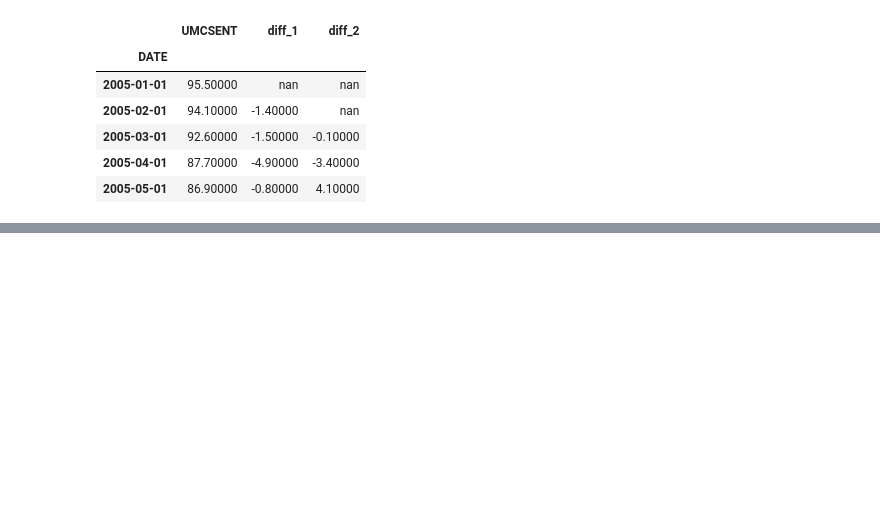
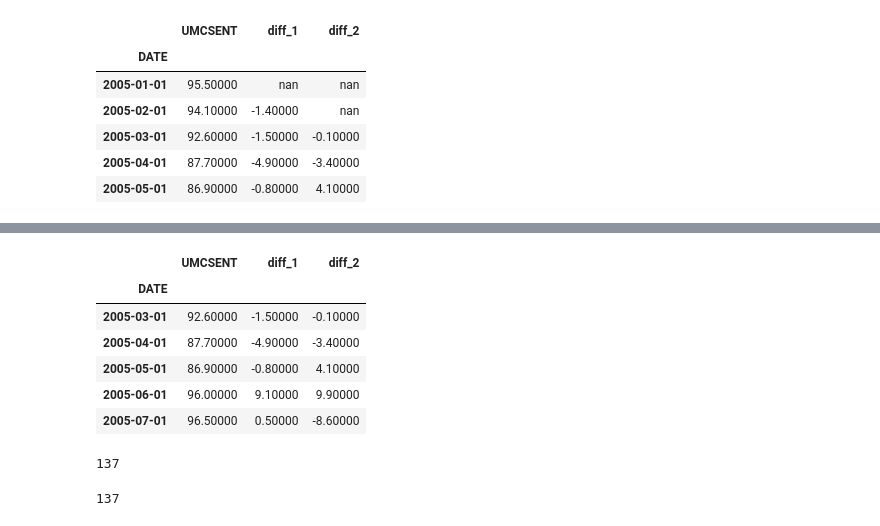
Before and after one commit to lixixi89055465/py_stu, a Jupyter notebook: tangyudi/base/时间序列/Section_2_ARIMA_Models_tutorial_stu.ipynb, the cells around one changed output, grey strips where cells are left out. Cells and saved outputs as stored; diff of their text form; code cells hidden in the pictures; blank space fills up the shorter version.

```diff
--- a/tangyudi/base/时间序列/Section_2_ARIMA_Models_tutorial_stu.ipynb
+++ b/tangyudi/base/时间序列/Section_2_ARIMA_Models_tutorial_stu.ipynb
@@ -82,0 +143,18 @@ sentiment_short.head()
+# %%
+sentiment_short.head()
+# %% [output]
+|  | UMCSENT | diff_1 | diff_2 |
+| DATE |  |  |  |
+| 2005-03-01 | 92.60000 | -1.50000 | -0.10000 |
+| 2005-04-01 | 87.70000 | -4.90000 | -3.40000 |
+| 2005-05-01 | 86.90000 | -0.80000 | 4.10000 |
+| 2005-06-01 | 96.00000 | 9.10000 | 9.90000 |
+| 2005-07-01 | 96.50000 | 0.50000 | -8.60000 |
+# %%
+len(sentiment_short)
+# %% [output]
+137
+# %%
+len(sentiment_short.dropna())
+# %% [output]
+137
```
Also changed, not shown: parts of 11 cells of this notebook, 1 other file.
